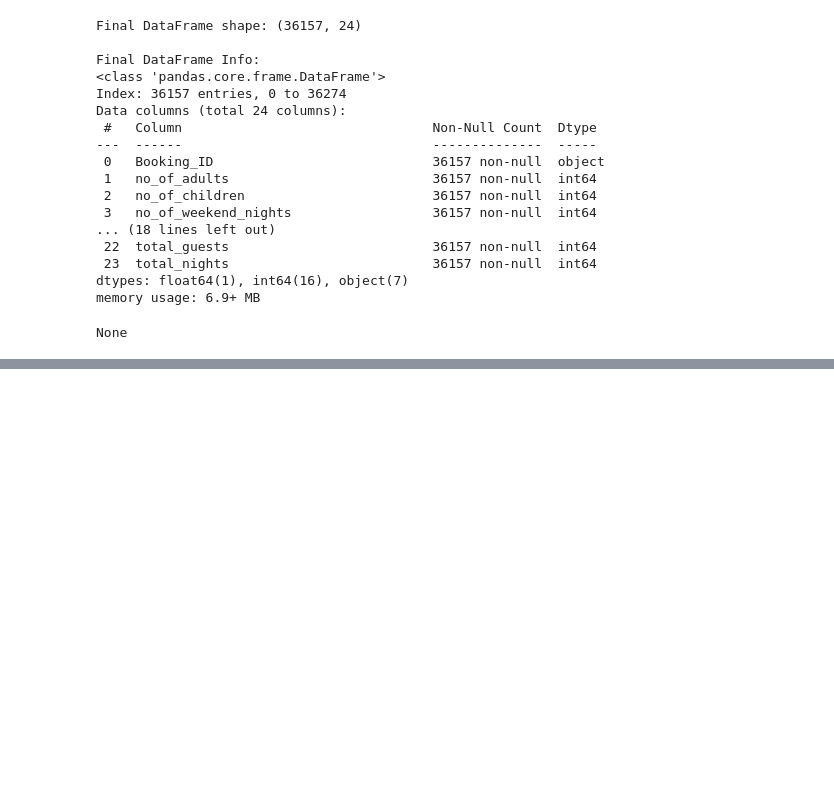
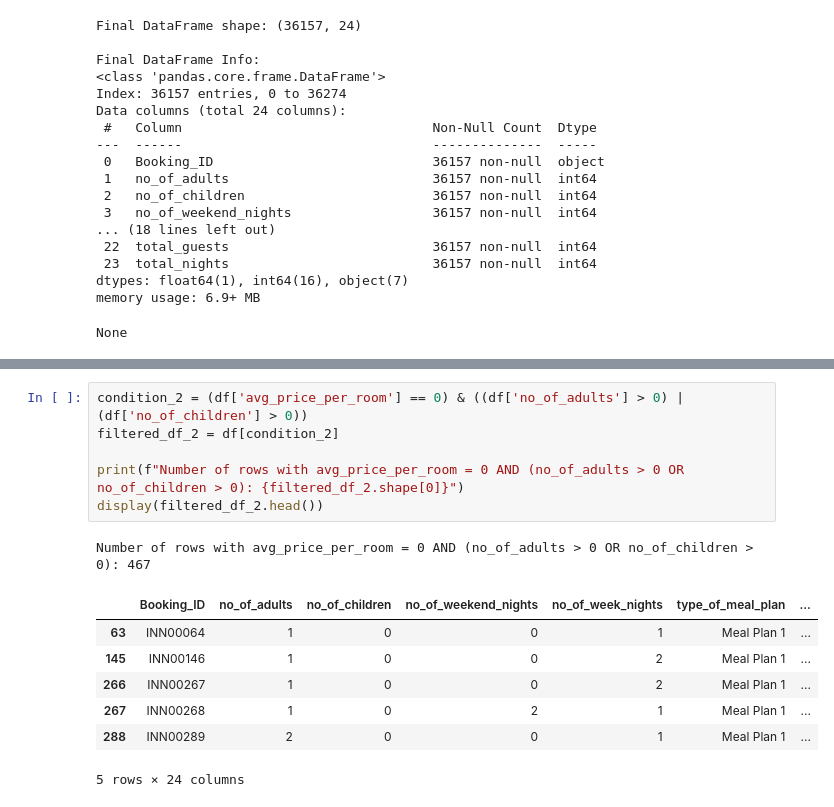
Before and after one commit to jebin24it-boop/Infotact_Travel_Hospitality_Analytics, a Jupyter notebook: notebooks/Day6_DataCleaning.ipynb, the cells around one changed output, grey strips where cells are left out. Cells and saved outputs as stored; diff of their text form; blank space fills up the shorter version.

Commit message:
Data-Cleaning : Dropped rows which have zero avg price and greater than 0 adults or greater than 0 children

```diff
--- a/notebooks/Day6_DataCleaning.ipynb
+++ b/notebooks/Day6_DataCleaning.ipynb
@@ -74,0 +85,15 @@ None
+# %%
+condition_2 = (df['avg_price_per_room'] == 0) & ((df['no_of_adults'] > 0) | (df['no_of_children'] > 0))
+filtered_df_2 = df[condition_2]
+
+print(f"Number of rows with avg_price_per_room = 0 AND (no_of_adults > 0 OR no_of_children > 0): {filtered_df_2.shape[0]}")
+display(filtered_df_2.head())
+# %% [output]
+Number of rows with avg_price_per_room = 0 AND (no_of_adults > 0 OR no_of_children > 0): 467
+|  | Booking_ID | no_of_adults | no_of_children | no_of_weekend_nights | no_of_week_nights | type_of_meal_plan | ... |
+| 63 | INN00064 | 1 | 0 | 0 | 1 | Meal Plan 1 | ... |
+| 145 | INN00146 | 1 | 0 | 0 | 2 | Meal Plan 1 | ... |
+| 266 | INN00267 | 1 | 0 | 0 | 2 | Meal Plan 1 | ... |
+| 267 | INN00268 | 1 | 0 | 2 | 1 | Meal Plan 1 | ... |
+| 288 | INN00289 | 2 | 0 | 0 | 1 | Meal Plan 1 | ... |
+5 rows × 24 columns
```
Also changed, not shown: parts of 3 cells of this notebook.
